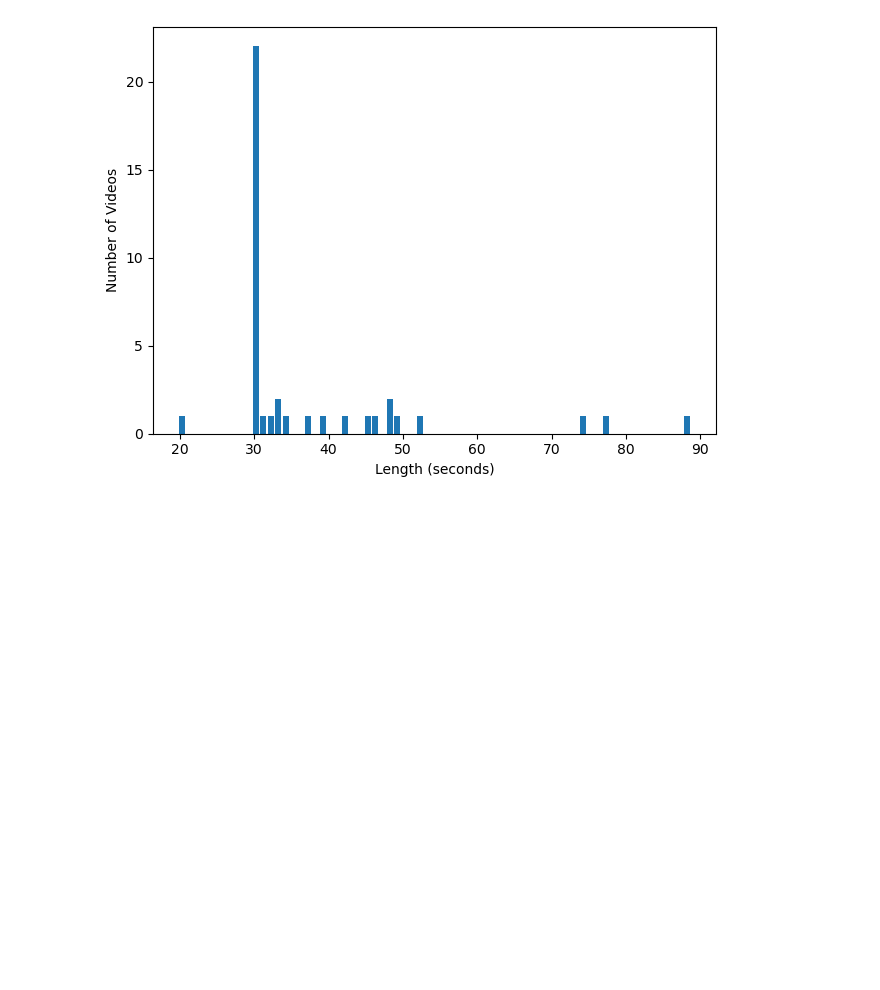
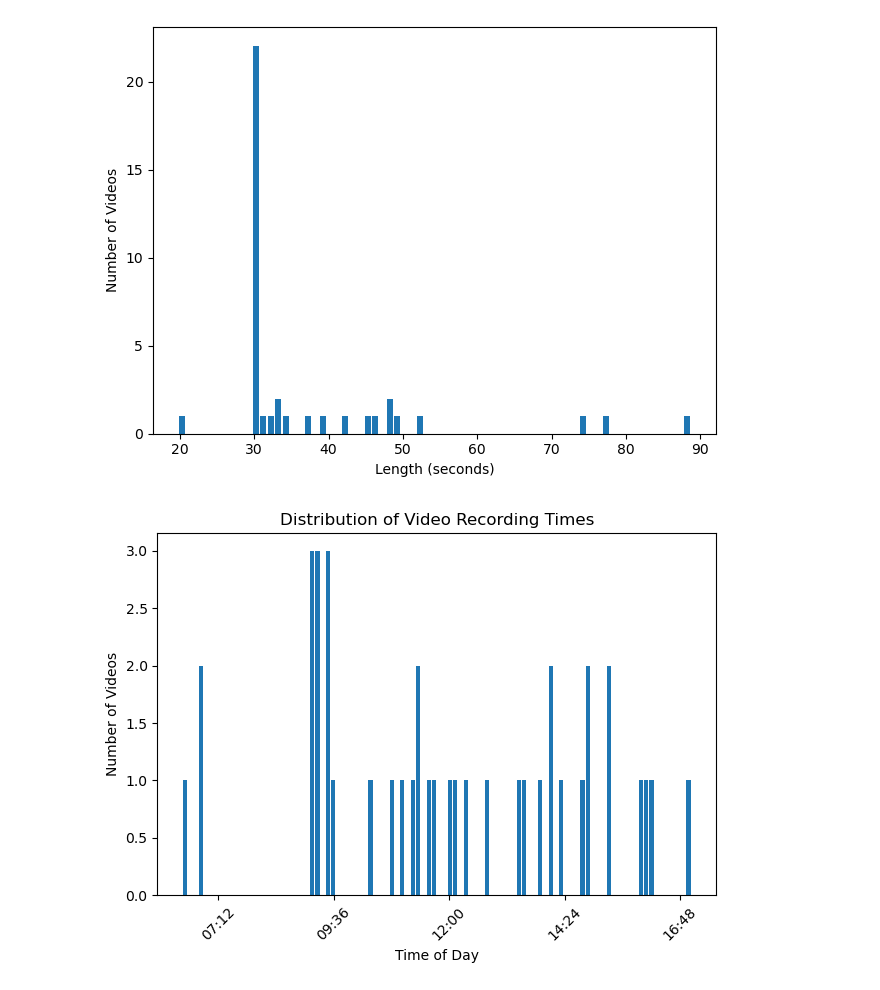
Before and after one commit to liamvdv/gorillatracker, a Jupyter notebook: database_stats.ipynb, the cells around one changed output. Drawn from its saved outputs; the diff is of its cells as text; code cells hidden in the pictures; blank space fills up the shorter version.

```diff
--- a/database_stats.ipynb
+++ b/database_stats.ipynb
@@ -221,3 +220,26 @@ plt.show()
 # %% [output]
 [(Decimal('20.2500000000'), 1), (Decimal('30.2500000000'), 22), (Decimal('31.2500000000'), 1), (Decimal('32.2500000000'), 1), (Decimal('33.2500000000'), 2), (Decimal('34.2500000000'), 1), (Decimal('37 ...
 [figure]
+# %%
+from datetime import datetime
+
+stmt = (
+    select(Video.start_time)
+)
+
+with session_cls() as session:
+    result = session.execute(stmt)
+    all = result.fetchall()
+    all_times = [mdates.date2num(datetime.combine(datetime.today(), t[0].time())) for t in all]
+
+fig, ax = plt.subplots()
+ax.hist(all_times, bins=24 * 4, rwidth=0.8)
+ax.xaxis.set_major_formatter(DateFormatter("%H:%M"))
+plt.xlabel("Time of Day")
+plt.ylabel("Number of Videos")
+plt.title("Distribution of Video Recording Times")
+plt.xticks(rotation=45)
+plt.tight_layout()
+plt.show()
+# %% [output]
+[figure, added]
```
Also changed, not shown: parts of 3 cells of this notebook.
